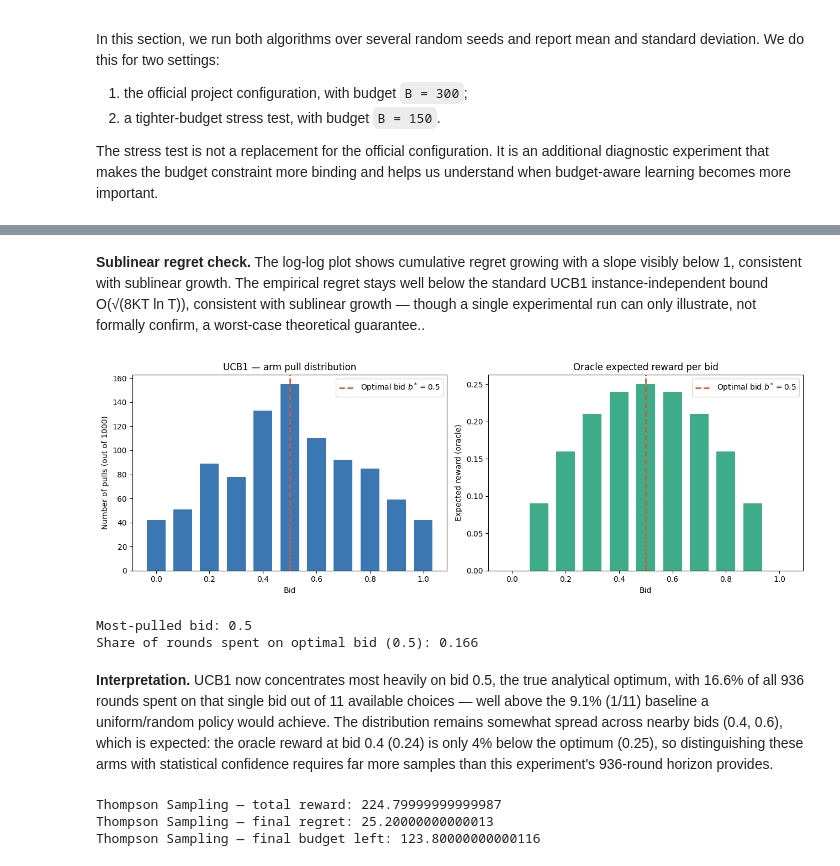
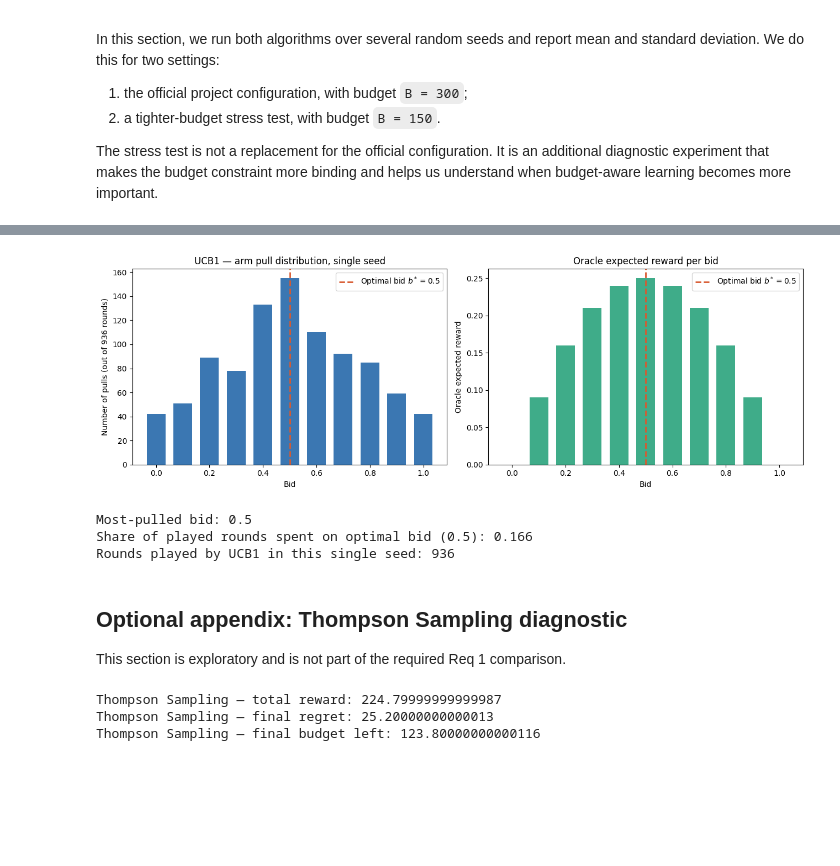
Before and after one commit to FoadZahediLabaf/OnlineAdvertisingBiddingStrategy, a Jupyter notebook: notebooks/req1_single_campaign.ipynb, the cells around one changed output, grey strips where cells are left out. Drawn from its saved outputs; the diff is of its cells as text; code cells hidden in the pictures; blank space fills up the shorter version.

```diff
--- a/notebooks/req1_single_campaign.ipynb
+++ b/notebooks/req1_single_campaign.ipynb
@@ -979,45 +1082,56 @@ Final empirical/theoretical ratio (Budgeted UCB): 0.0975
-# %% [markdown]
-**Sublinear regret check.** The log-log plot shows cumulative regret growing with a slope
-visibly below 1, consistent with sublinear growth. The empirical regret stays well below the standard UCB1 instance-independent bound O(√(8KT ln T)), consistent with sublinear growth — though a single experimental run can only illustrate, not formally confirm, a worst-case theoretical guarantee..
 # %%
-# ── Arm pull distribution vs. oracle expected reward ────────────────────────
+# ── Arm pull distribution vs. oracle expected reward, single seed ────────────
 fig, axes = plt.subplots(1, 2, figsize=(13, 4.5))
 
 pull_counts = ucb1_df["action"].value_counts().reindex(bids, fill_value=0)
 
 axes[0].bar(bids, pull_counts.values, width=0.07, color="#185FA5", alpha=0.85)
-axes[0].axvline(0.5, color="#D85A30", linestyle="--", linewidth=2, label="Optimal bid $b^*=0.5$")
+axes[0].axvline(
+    0.5,
+    color="#D85A30",
+    linestyle="--",
+    linewidth=2,
+    label="Optimal bid $b^*=0.5$",
+)
 axes[0].set_xlabel("Bid")
-axes[0].set_ylabel("Number of pulls (out of 1000)")
-axes[0].set_title("UCB1 — arm pull distribution")
+axes[0].set_ylabel(f"Number of pulls (out of {len(ucb1_df)} rounds)")
+axes[0].set_title("UCB1 — arm pull distribution, single seed")
 axes[0].legend()
 
 oracle_reward = (value - bids) * bids
+
 axes[1].bar(bids, oracle_reward, width=0.07, color="#1D9E75", alpha=0.85)
-axes[1].axvline(0.5, color="#D85A30", linestyle="--", linewidth=2, label="Optimal bid $b^*=0.5$")
+axes[1].axvline(
+    0.5,
+    color="#D85A30",
+    linestyle="--",
+    linewidth=2,
+    label="Optimal bid $b^*=0.5$",
+)
 axes[1].set_xlabel("Bid")
-axes[1].set_ylabel("Expected reward (oracle)")
+axes[1].set_ylabel("Oracle expected reward")
 axes[1].set_title("Oracle expected reward per bid")
 axes[1].legend()
 
 plt.tight_layout()
-plt.savefig(plots_dir / "req1_arm_pull_distribution.png", dpi=200)
+plt.savefig(plots_dir / "req1_arm_pull_distribution_single_seed.png", dpi=200)
 plt.show()
 
 print("Most-pulled bid:", pull_counts.idxmax())
-print("Share of rounds spent on optimal bid (0.5):", round(pull_counts.loc[0.5] / pull_counts.sum(), 3))
+print(
+    "Share of played rounds spent on optimal bid (0.5):",
+    round(pull_counts.loc[0.5] / pull_counts.sum(), 3),
+)
+print("Rounds played by UCB1 in this single seed:", len(ucb1_df))
 # %% [output]
-[figure, old version]
+[figure, new version]
 Most-pulled bid: 0.5
-Share of rounds spent on optimal bid (0.5): 0.166
+Share of played rounds spent on optimal bid (0.5): 0.166
+Rounds played by UCB1 in this single seed: 936
-# %% [markdown]
-**Interpretation.** UCB1 now concentrates most heavily on bid 0.5, the true analytical
-optimum, with 16.6% of all 936 rounds spent on that single bid out of 11 available
-choices — well above the 9.1% (1/11) baseline a uniform/random policy would achieve. The
-distribution remains somewhat spread across nearby bids (0.4, 0.6), which is expected:
-the oracle reward at bid 0.4 (0.24) is only 4% below the optimum (0.25), so distinguishing
-these arms with statistical confidence requires far more samples than this experiment's
-936-round horizon provides.
+# %% [markdown]
+ ## Optional appendix: Thompson Sampling diagnostic
+
+This section is exploratory and is not part of the required Req 1 comparison.
 # %%
 # ── Thompson Sampling agent for first-price auction bidding ────────────────
 class BiddingThompsonSampling:
```
Also changed, not shown: parts of 11 cells of this notebook, 8 other files.
